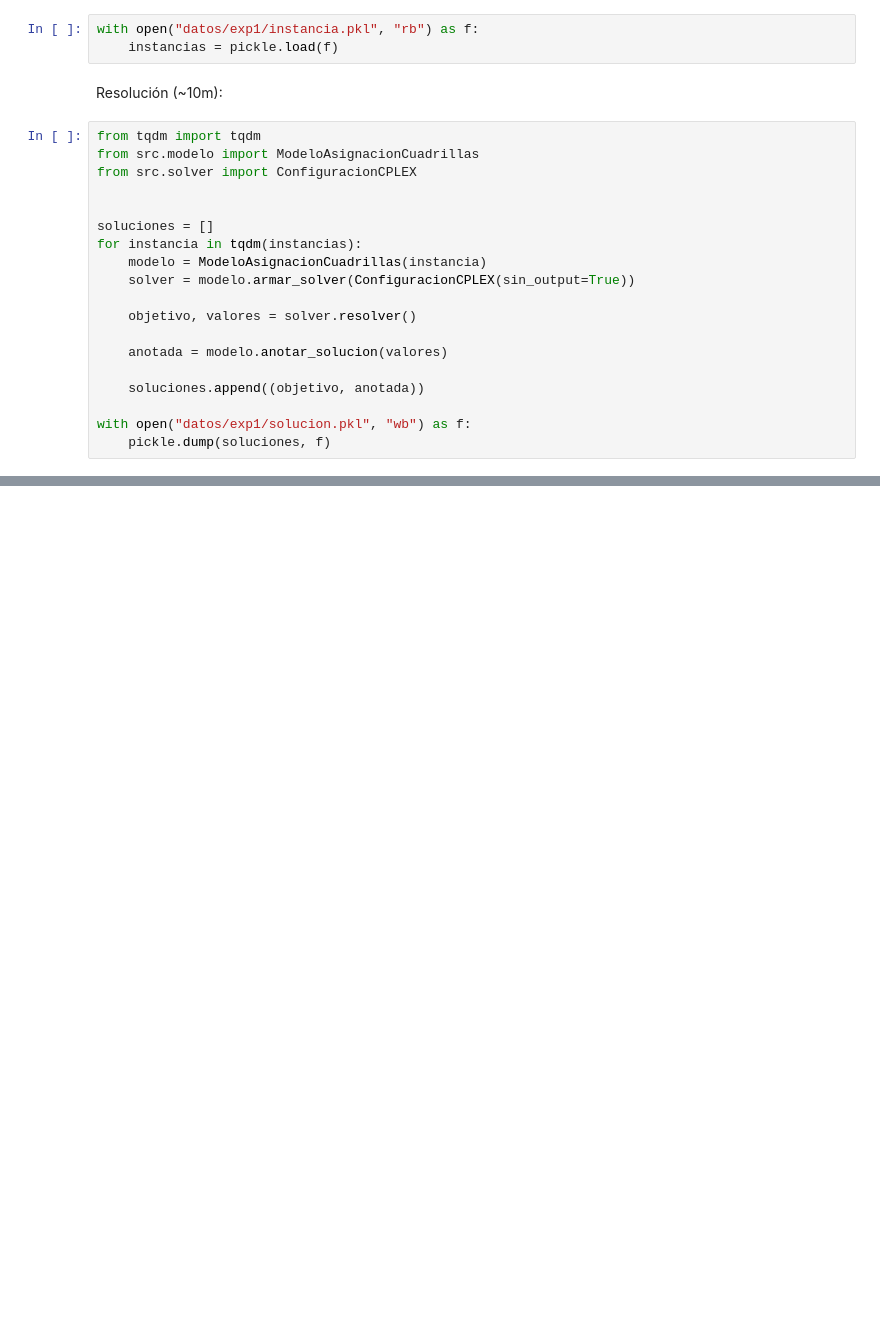
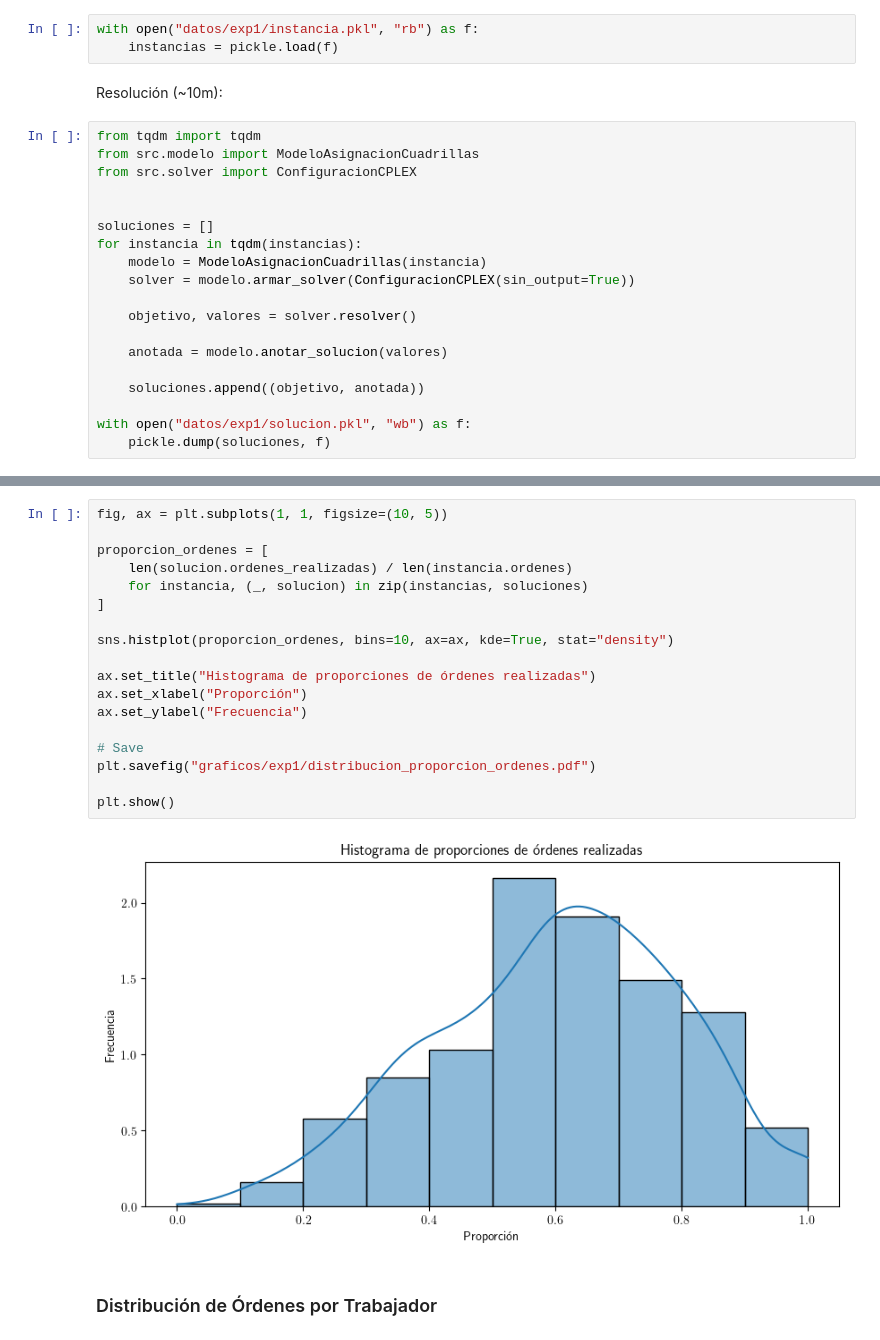
Before and after one commit to sponja23/invop-tp, a Jupyter notebook: experimentos/objetivo.ipynb, the cells around one changed output, grey strips where cells are left out. Drawn from its saved outputs; the diff is of its cells as text; blank space fills up the shorter version.

```diff
--- a/experimentos/objetivo.ipynb
+++ b/experimentos/objetivo.ipynb
@@ -95,0 +139,22 @@ TODO: Relación entre relación beneficio/trabajador de cada orden y si ésta se
+# %%
+fig, ax = plt.subplots(1, 1, figsize=(10, 5))
+
+proporcion_ordenes = [
+    len(solucion.ordenes_realizadas) / len(instancia.ordenes)
+    for instancia, (_, solucion) in zip(instancias, soluciones)
+]
+
+sns.histplot(proporcion_ordenes, bins=10, ax=ax, kde=True, stat="density")
+
+ax.set_title("Histograma de proporciones de órdenes realizadas")
+ax.set_xlabel("Proporción")
+ax.set_ylabel("Frecuencia")
+
+# Save
+plt.savefig("graficos/exp1/distribucion_proporcion_ordenes.pdf")
+
+plt.show()
+# %% [output]
+[figure, added]
+# %% [markdown]
+### Distribución de Órdenes por Trabajador
```
Also changed, not shown: parts of 10 cells of this notebook, 5 other files.
